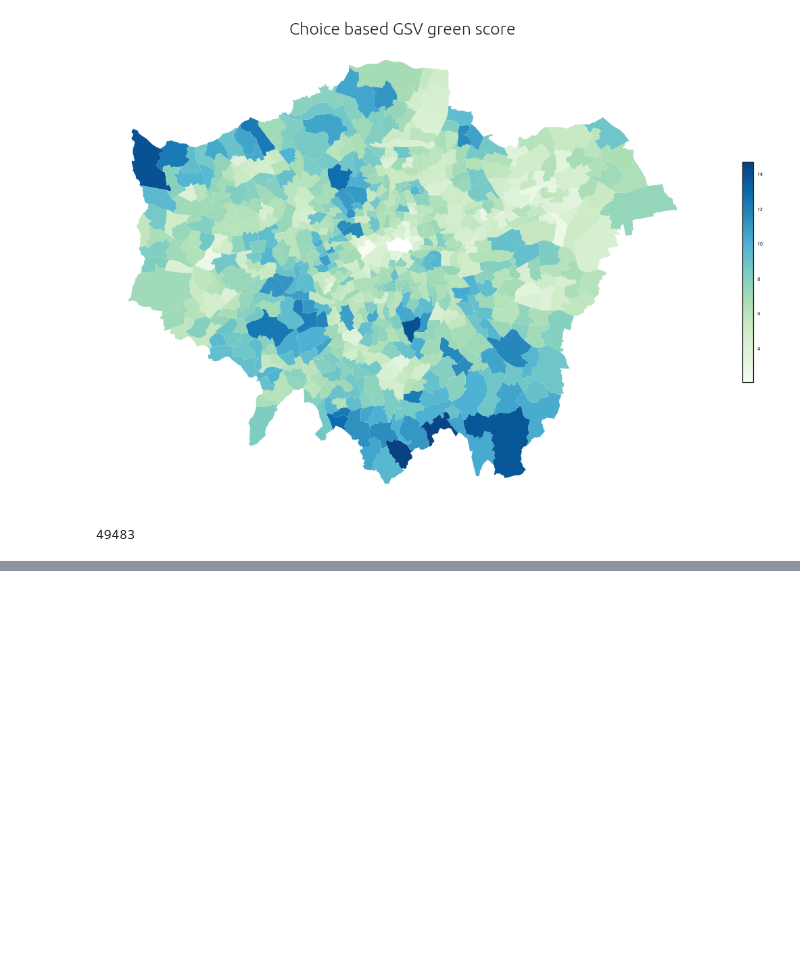
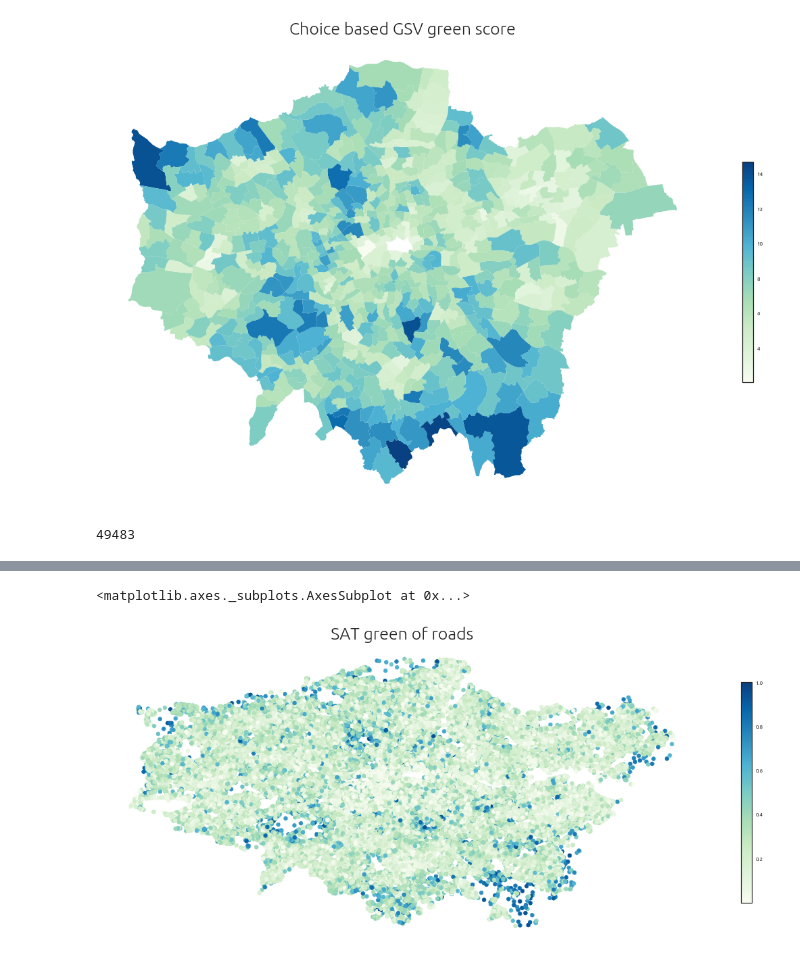
Before and after one commit to sagarjoglekar/Vitamin_N, a Jupyter notebook: Notebooks/GSV_greenindex_segment_choice.ipynb, the cells around one changed output, grey strips where cells are left out. Saved outputs shown, nothing was run; the diff lists cells and outputs as text; code cells hidden in the pictures; blank space fills up the shorter version.

```diff
--- a/Notebooks/GSV_greenindex_segment_choice.ipynb
+++ b/Notebooks/GSV_greenindex_segment_choice.ipynb
@@ -292,0 +304,2 @@ len(joined_road_wards)
+# %%
+joined_SAT_trees = pd.merge(roads_WGS84 , satellite_green,left_on='osmid' , right_on='osmid', how='inner')
@@ -292,0 +319,3 @@ len(joined_road_wards)
+# %%
+joined_SAT_trees = joined_SAT_trees.drop_duplicates(subset=['osmid'])
+len(joined_SAT_trees)
@@ -292,0 +333,11 @@ len(joined_road_wards)
+# %%
+joined_SAT_trees = joined_SAT_trees[joined_SAT_trees['osmid'].notna()]
+joined_SAT_trees = joined_SAT_trees[joined_SAT_trees['sat_green_pct'].notna()]
+
+joined_SAT_trees['road_centroid'] = joined_SAT_trees['geometry'].centroid
+
+joined_SAT_trees['choice'] = joined_SAT_trees['LogChR800'].apply(lambda x : np.exp(x))
+min_choice = min(joined_SAT_trees['choice'])
+max_choice = max(joined_SAT_trees['choice'])
+
+joined_SAT_trees['choice_scaled'] = joined_SAT_trees['choice'].apply(lambda x:((x - min_choice)/(max_choice-min_choice))*100.0)
@@ -292,0 +357,17 @@ len(joined_road_wards)
+# %%
+road_SAT_aggregated = joined_SAT_trees[['road_centroid','sat_green_pct','choice_scaled','osmid']].copy()
+road_SAT_aggregated_gpd = gpd.GeoDataFrame(road_SAT_aggregated, geometry='road_centroid', crs={'proj':'longlat', 'ellps':'WGS84', 'datum':'WGS84'})
+# %%
+fig, ax = plt.subplots()
+fig.set_size_inches(20,20)
+ax.axis('off')
+ax.set_title('SAT green of roads', fontdict={'fontsize': '25', 'fontweight' : '5'})
+sm = plt.cm.ScalarMappable(cmap='GnBu', norm=plt.Normalize(vmin=road_SAT_aggregated_gpd['sat_green_pct'].min(), vmax=road_SAT_aggregated_gpd['sat_green_pct'].max()))
+#empty array for the data range
+sm._A = []
+#add the colorbar to the figure
+cbar = fig.colorbar(sm,shrink=0.3)
+road_SAT_aggregated_gpd.plot(ax=ax,column='sat_green_pct', cmap='GnBu', linewidth=0.8)
+# %% [output]
+<matplotlib.axes._subplots.AxesSubplot at 0x...>
+[figure, added]
```
Also changed, not shown: parts of 39 cells of this notebook, 7 other files.
